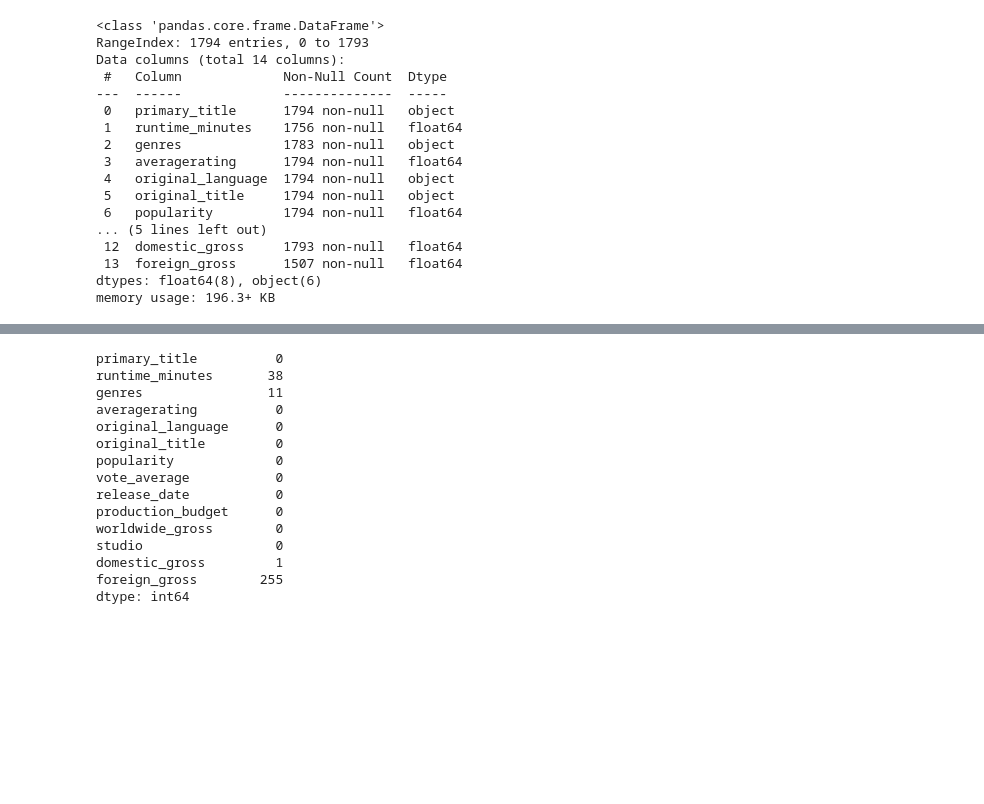
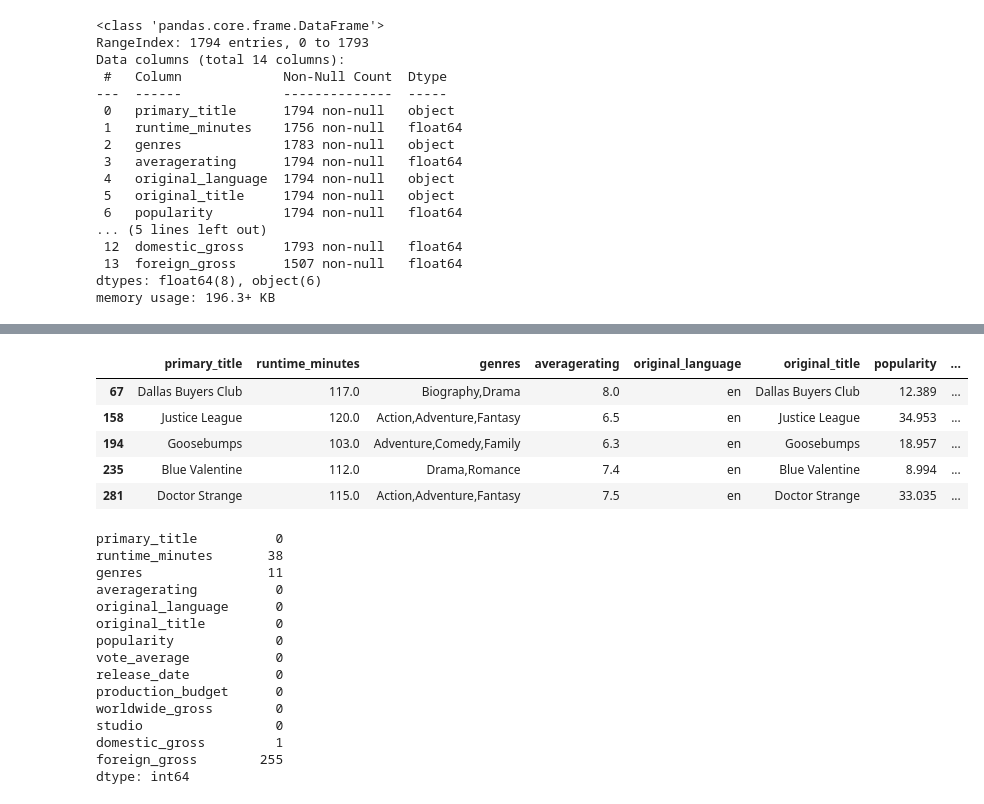
Before and after one commit to Rhino-byte/GroupWork, a Jupyter notebook: student.ipynb, the cells around one changed output, grey strips where cells are left out. Saved outputs shown, nothing was run; the diff lists cells and outputs as text; code cells hidden in the pictures; blank space fills up the shorter version.

```diff
--- a/student.ipynb
+++ b/student.ipynb
@@ -402,0 +384,9 @@ memory usage: 191.5+ KB
+# %%
+merged_data[merged_data.duplicated()].head()
+# %% [output]
+|  | primary_title | runtime_minutes | genres | averagerating | original_language | original_title | popularity | ... |
+| 67 | Dallas Buyers Club | 117.0 | Biography,Drama | 8.0 | en | Dallas Buyers Club | 12.389 | ... |
+| 158 | Justice League | 120.0 | Action,Adventure,Fantasy | 6.5 | en | Justice League | 34.953 | ... |
+| 194 | Goosebumps | 103.0 | Adventure,Comedy,Family | 6.3 | en | Goosebumps | 18.957 | ... |
+| 235 | Blue Valentine | 112.0 | Drama,Romance | 7.4 | en | Blue Valentine | 8.994 | ... |
+| 281 | Doctor Strange | 115.0 | Action,Adventure,Fantasy | 7.5 | en | Doctor Strange | 33.035 | ... |
```
Also changed, not shown: parts of 36 cells of this notebook.
